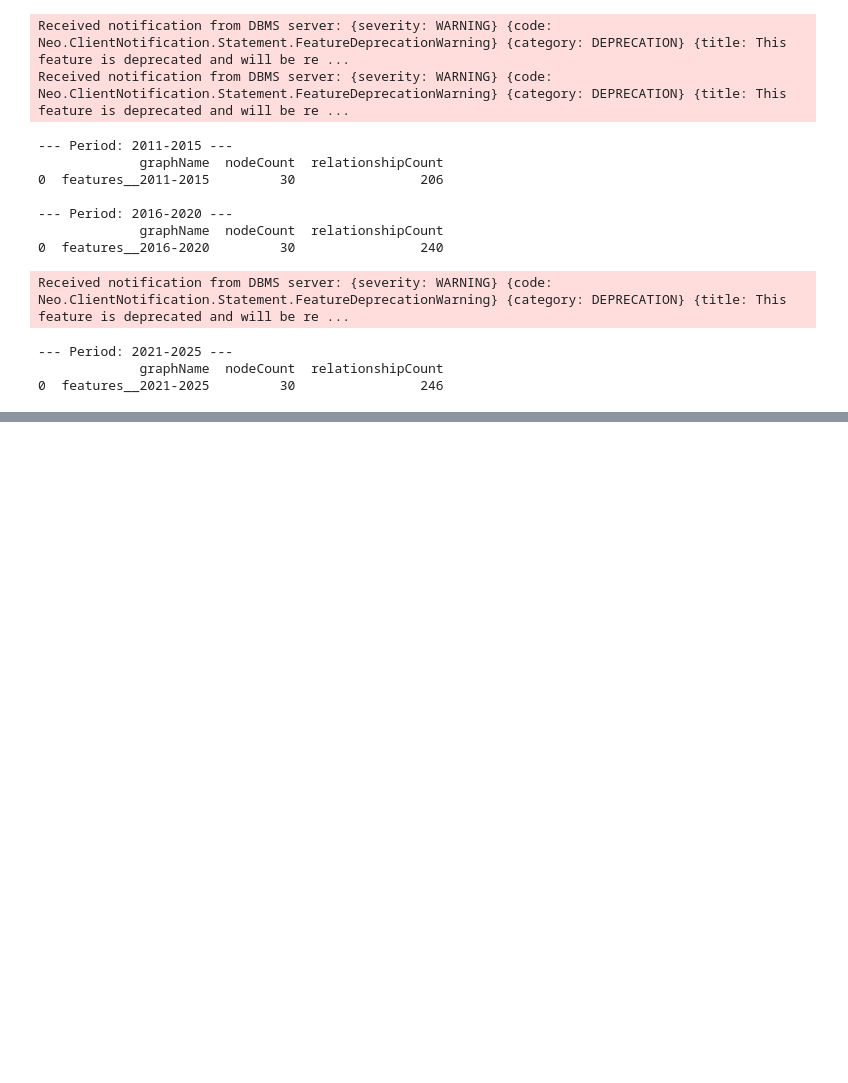
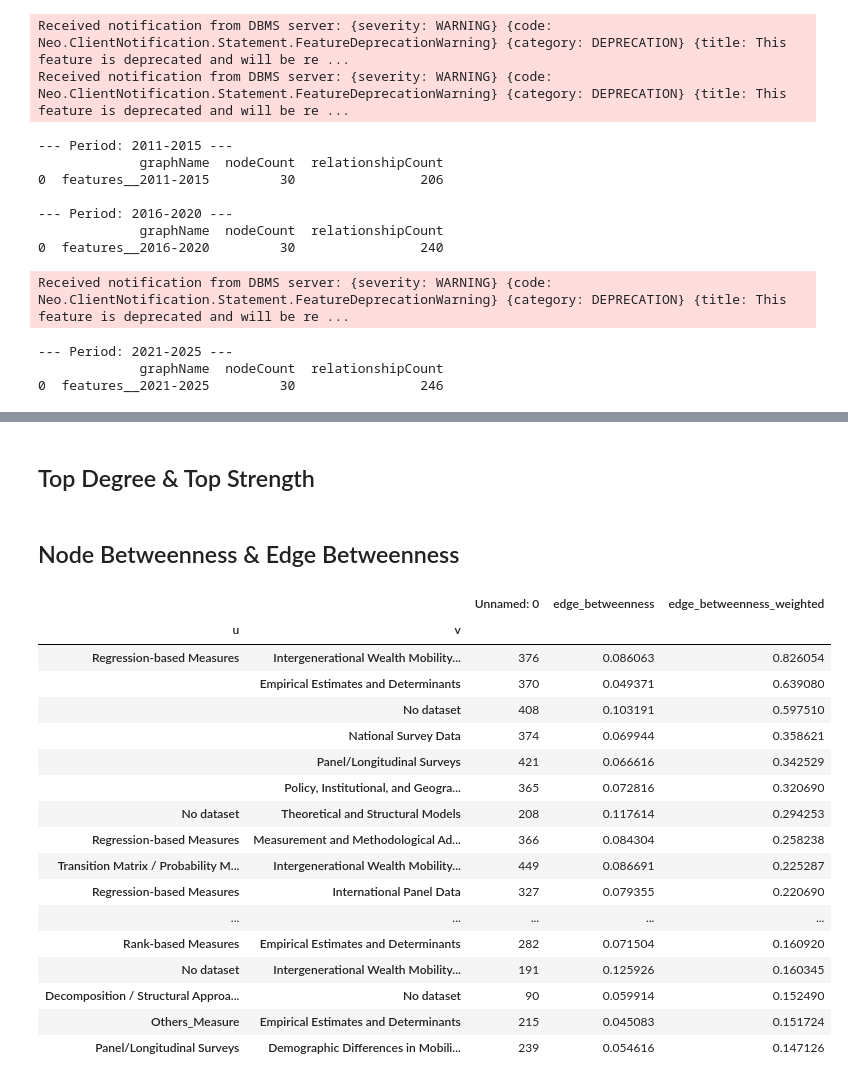
Before and after one commit to SereneKim/meta-welath_mobility, a Jupyter notebook: notebooks/11_feature-only-kg.ipynb, the cells around one changed output, grey strips where cells are left out. Drawn from its saved outputs; the diff is of its cells as text; code cells hidden in the pictures; blank space fills up the shorter version.

Commit message:
figures: feature-only-kg<img

```diff
--- a/notebooks/11_feature-only-kg.ipynb
+++ b/notebooks/11_feature-only-kg.ipynb
@@ -542,0 +524,21 @@ NameError: name 'change' is not defined
+# %% [markdown]
+## Top Degree & Top Strength
+# %%
+top_degree_all = {}
+for file in os.listdir(f"{path}/results/feature-only-KG/periods/top_degree"):
+    if file.endswith(".csv"):
+        period = file.split("_")[0]
+        df = pd.read_csv(f"{path}/results/feature-only-KG/periods/top_degree/{file}")
+        df['period'] = period
+        top_degree_all[period] = df
+all_top_degree_df = pd.concat(top_degree_all.values(), ignore_index=True)
+
+
+top_strength_all = {}
+for file in os.listdir(f"{path}/results/feature-only-KG/periods/top_strength"):
+    if file.endswith(".csv"):
+        period = file.split("_")[0]
+        df = pd.read_csv(f"{path}/results/feature-only-KG/periods/top_strength/{file}")
+        df['period'] = period
+        top_strength_all[period] = df
+all_top_strength_df = pd.concat(top_strength_all.values(), ignore_index=True)
@@ -542,0 +707,42 @@ NameError: name 'change' is not defined
+# %% [markdown]
+## Node Betweenness & Edge Betweenness
+# %%
+top_betweenness = {}
+for file in os.listdir(f"{path}/results/feature-only-KG/periods/top_betweenness"):
+    if file.endswith(".csv"):
+        period = file.split("_")[0]
+        df = pd.read_csv(f"{path}/results/feature-only-KG/periods/top_betweenness/{file}")
+        df['period'] = period
+        top_betweenness[period] = df
+all_top_betweenness_df = pd.concat(top_betweenness.values(), ignore_index=True)
+
+
+edge_betweenness = {}
+for file in os.listdir(f"{path}/results/feature-only-KG/periods/edge_betweenness"):
+    if file.endswith(".csv"):
+        period = file.split("_")[0]
+        df = pd.read_csv(f"{path}/results/feature-only-KG/periods/edge_betweenness/{file}")
+        df['period'] = period
+        edge_betweenness[period] = df
+all_edge_betweenness_df = pd.concat(edge_betweenness.values(), ignore_index=True)
+# %%
+all_edge_betweenness_df.groupby(["u", "v"]).sum("edge_betweenness_weighted").sort_values(by=['edge_betweenness_weighted'], ascending=False).head(20)
+# %% [output]
+|  |  | Unnamed: 0 | edge_betweenness | edge_betweenness_weighted |
+| u | v |  |  |  |
+| Regression-based Measures | Intergenerational Wealth Mobility... | 376 | 0.086063 | 0.826054 |
+|  | Empirical Estimates and Determinants | 370 | 0.049371 | 0.639080 |
+|  | No dataset | 408 | 0.103191 | 0.597510 |
+|  | National Survey Data | 374 | 0.069944 | 0.358621 |
+|  | Panel/Longitudinal Surveys | 421 | 0.066616 | 0.342529 |
+|  | Policy, Institutional, and Geogra... | 365 | 0.072816 | 0.320690 |
+| No dataset | Theoretical and Structural Models | 208 | 0.117614 | 0.294253 |
+| Regression-based Measures | Measurement and Methodological Ad... | 366 | 0.084304 | 0.258238 |
+| Transition Matrix / Probability M... | Intergenerational Wealth Mobility... | 449 | 0.086691 | 0.225287 |
+| Regression-based Measures | International Panel Data | 327 | 0.079355 | 0.220690 |
+| ... | ... | ... | ... | ... |
+| Rank-based Measures | Empirical Estimates and Determinants | 282 | 0.071504 | 0.160920 |
+| No dataset | Intergenerational Wealth Mobility... | 191 | 0.125926 | 0.160345 |
+| Decomposition / Structural Approa... | No dataset | 90 | 0.059914 | 0.152490 |
+| Others_Measure | Empirical Estimates and Determinants | 215 | 0.045083 | 0.151724 |
+| Panel/Longitudinal Surveys | Demographic Differences in Mobili... | 239 | 0.054616 | 0.147126 |
```
Also changed, not shown: parts of 5 cells of this notebook, 18 other files.
